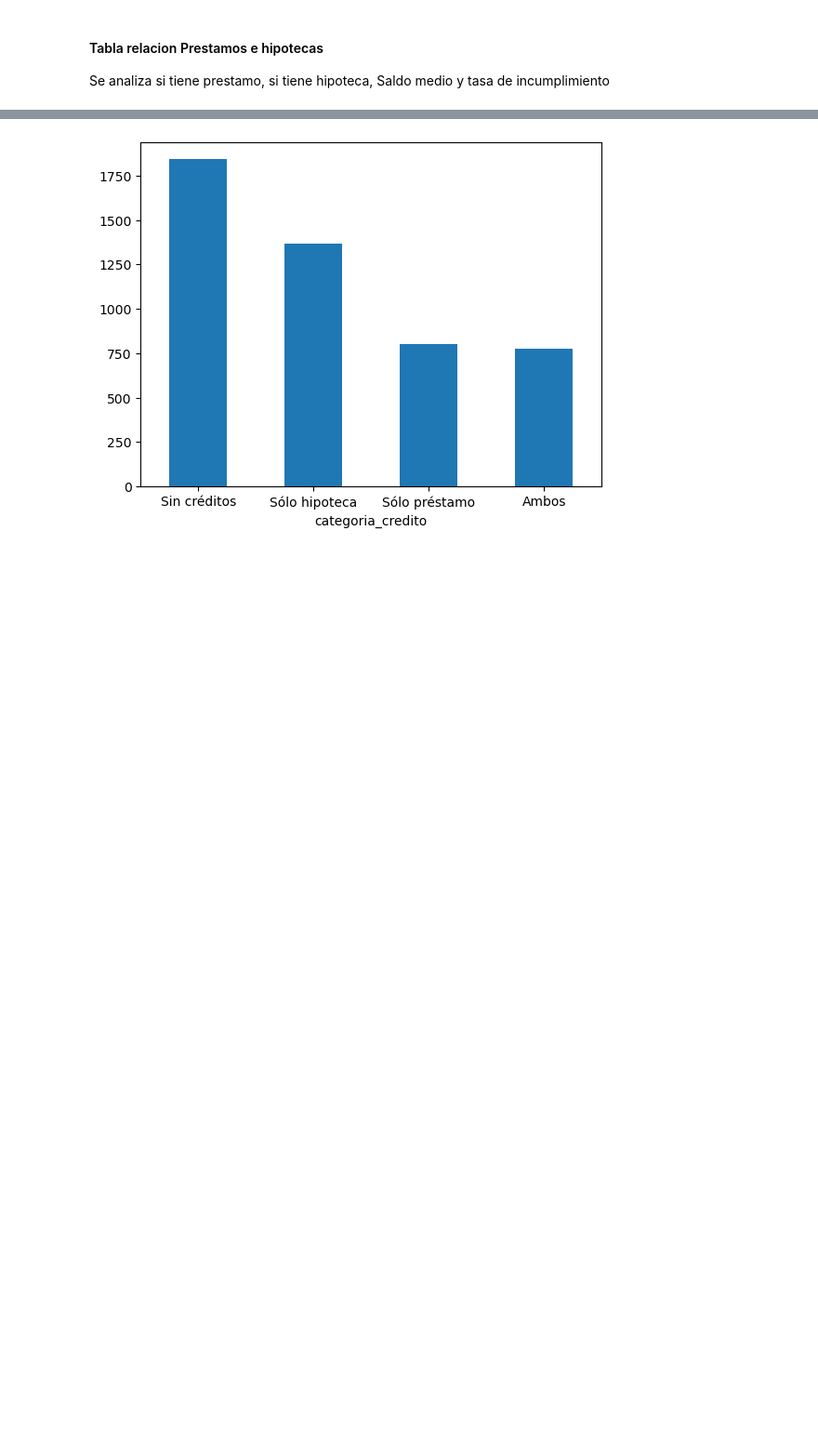
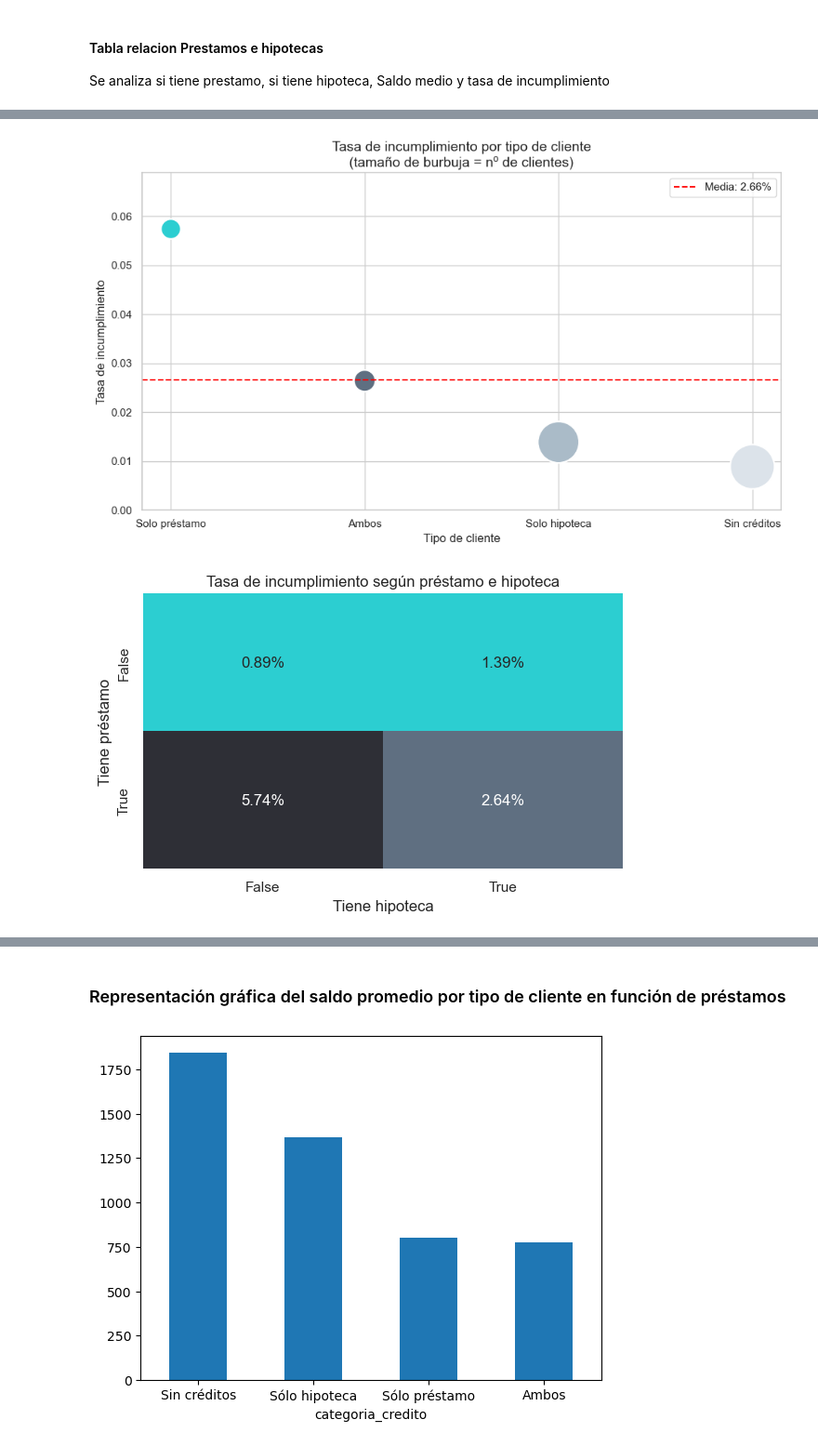
Before and after one commit to MarinaTorba/PersonalDataProrjects, a Jupyter notebook: Equip_9/Scripts/Analisis _Finanzas_250519.ipynb, the cells around one changed output, grey strips where cells are left out. Shown at 93% size. Drawn from its saved outputs; the diff is of its cells as text; code cells hidden in the pictures; blank space fills up the shorter version.

```diff
--- a/Equip_9/Scripts/Analisis _Finanzas_250519.ipynb
+++ b/Equip_9/Scripts/Analisis _Finanzas_250519.ipynb
@@ -89,0 +126,52 @@ plt.show()
+# %%
+df_viz['Grupo'] = pd.Categorical(df_viz['Grupo'], categories=orden, ordered=True)
+df_viz = df_viz.sort_values('Grupo')
+media_tasa = df_viz['Tasa incumplimiento'].mean()
+
+# Crear gráfico de burbujas
+plt.figure(figsize=(10,6))
+sns.scatterplot(
+    data=df_viz,
+    x='Grupo',
+    y='Tasa incumplimiento',
+    size='Número de clientes',
+    hue='Grupo',
+    sizes=(400, 2000),
+    palette=custom_palette,
+    legend=False
+)
+
+# Agregar línea de media
+plt.axhline(media_tasa, color='red', linestyle='--', linewidth=1.5, label=f'Media: {media_tasa:.2%}')
+plt.title("Tasa de incumplimiento por tipo de cliente\n(tamaño de burbuja = nº de clientes)", fontsize=14)
+plt.xlabel("Tipo de cliente")
+plt.ylabel("Tasa de incumplimiento")
+plt.ylim(0, df_viz['Tasa incumplimiento'].max() * 1.2)
+plt.legend()
+plt.tight_layout()
+plt.show()
+# heatmap
+
+heatmap_data = df_viz.pivot(index='Tiene préstamo', columns='Tiene hipoteca', values='Tasa incumplimiento')
+plt.figure(figsize=(6, 4))
+sns.heatmap(heatmap_data, annot=True, fmt=".2%", cmap=custom_palette, cbar=False)
+
+plt.title('Tasa de incumplimiento según préstamo e hipoteca')
+plt.xlabel('Tiene hipoteca')
+plt.ylabel('Tiene préstamo')
+plt.tight_layout()
+plt.show()
+
+#Grafico de lineas
+Tabla_agrupada['Grupo'] = Tabla_agrupada['Tiene préstamo'].astype(str) + ' / ' + Tabla_agrupada['Tiene hipoteca'].astype(str)
+
+plt.figure(figsize=(10,6))
+sns.lineplot(data=Tabla_agrupada, x='Grupo', y='Tasa incumplimiento', marker='o')
+plt.title("Tasa de incumplimiento por combinación préstamo/hipoteca")
+plt.ylabel("Tasa de incumplimiento")
+plt.xlabel("Grupo")
+plt.grid(True)
+plt.show()
+# %% [output]
+[figure, added]
+[figure, added]
@@ -90,3 +179,5 @@ plt.show()
+# %% [markdown]
+### Representación gráfica del saldo promedio por tipo de cliente en función de préstamos
 # %%
 def categorize_credit(row):
     if not row['loan'] and not row['housing']:
```
Also changed, not shown: parts of 5 cells of this notebook.
